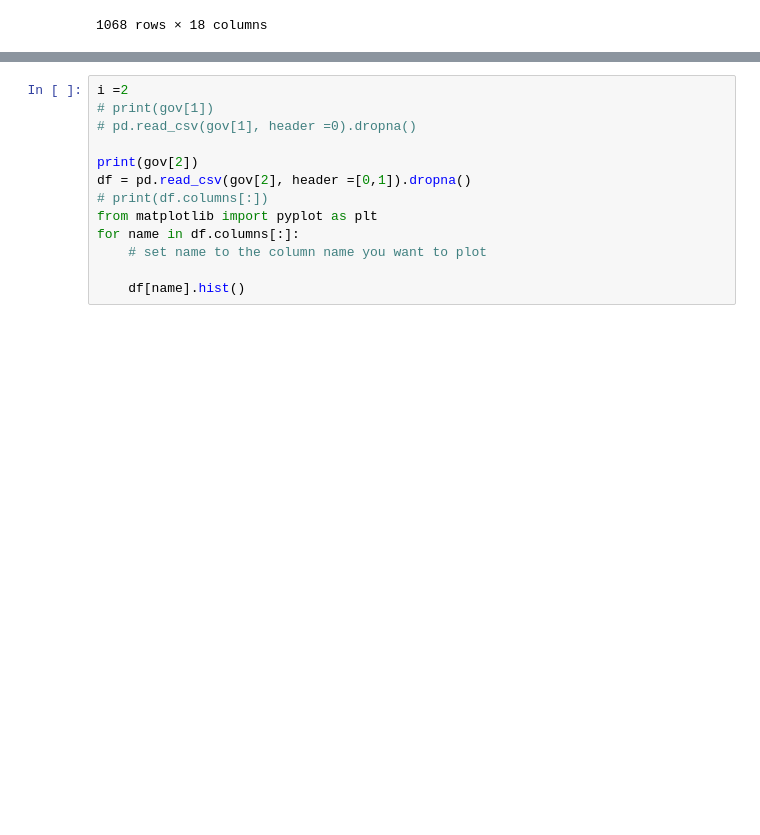
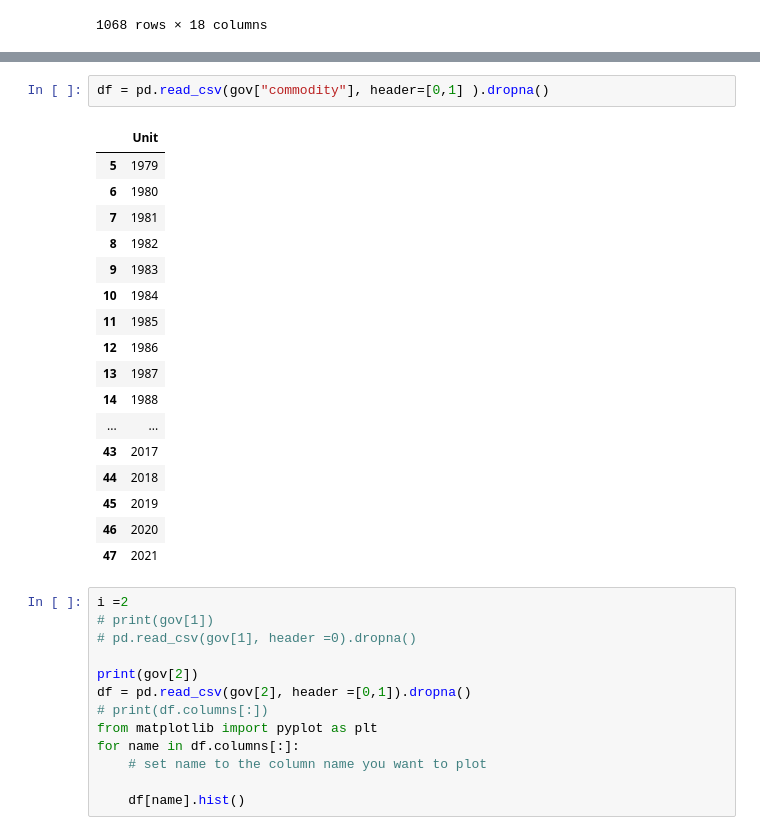
Before and after one commit to Arthur-CWW/datathon, a Jupyter notebook: train.ipynb, the cells around one changed output, grey strips where cells are left out. Drawn from its saved outputs; the diff is of its cells as text; blank space fills up the shorter version.

```diff
--- a/train.ipynb
+++ b/train.ipynb
@@ -157,3 +242,23 @@ pd.read_csv(gov[0], header =[0,1,2,3,4]).dropna()
+# %%
+df = pd.read_csv(gov["commodity"], header=[0,1] ).dropna()
+# %% [output]
+|  | Unit |
+| 5 | 1979 |
+| 6 | 1980 |
+| 7 | 1981 |
+| 8 | 1982 |
+| 9 | 1983 |
+| 10 | 1984 |
+| 11 | 1985 |
+| 12 | 1986 |
+| 13 | 1987 |
+| 14 | 1988 |
+| ... | ... |
+| 43 | 2017 |
+| 44 | 2018 |
+| 45 | 2019 |
+| 46 | 2020 |
+| 47 | 2021 |
 # %%
 i =2
 # print(gov[1])
```
Also changed, not shown: parts of 7 cells of this notebook.
